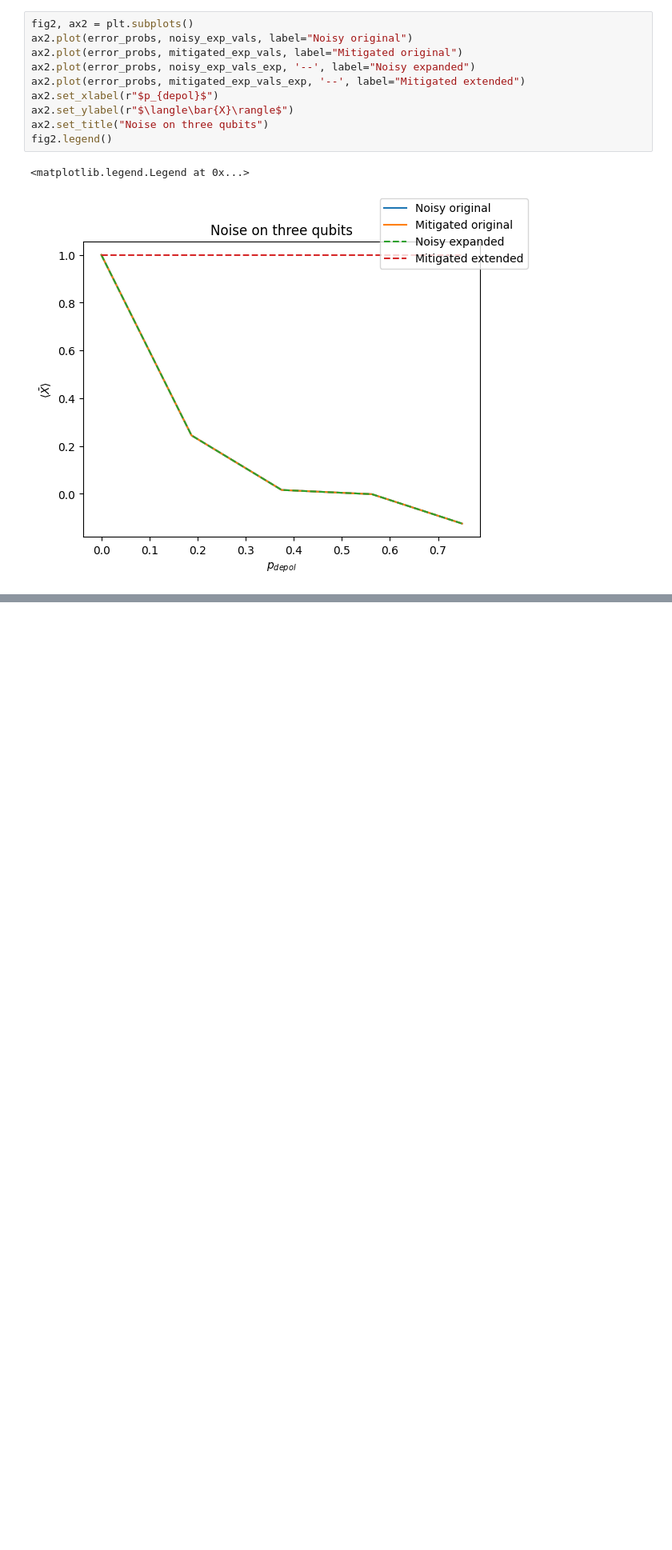
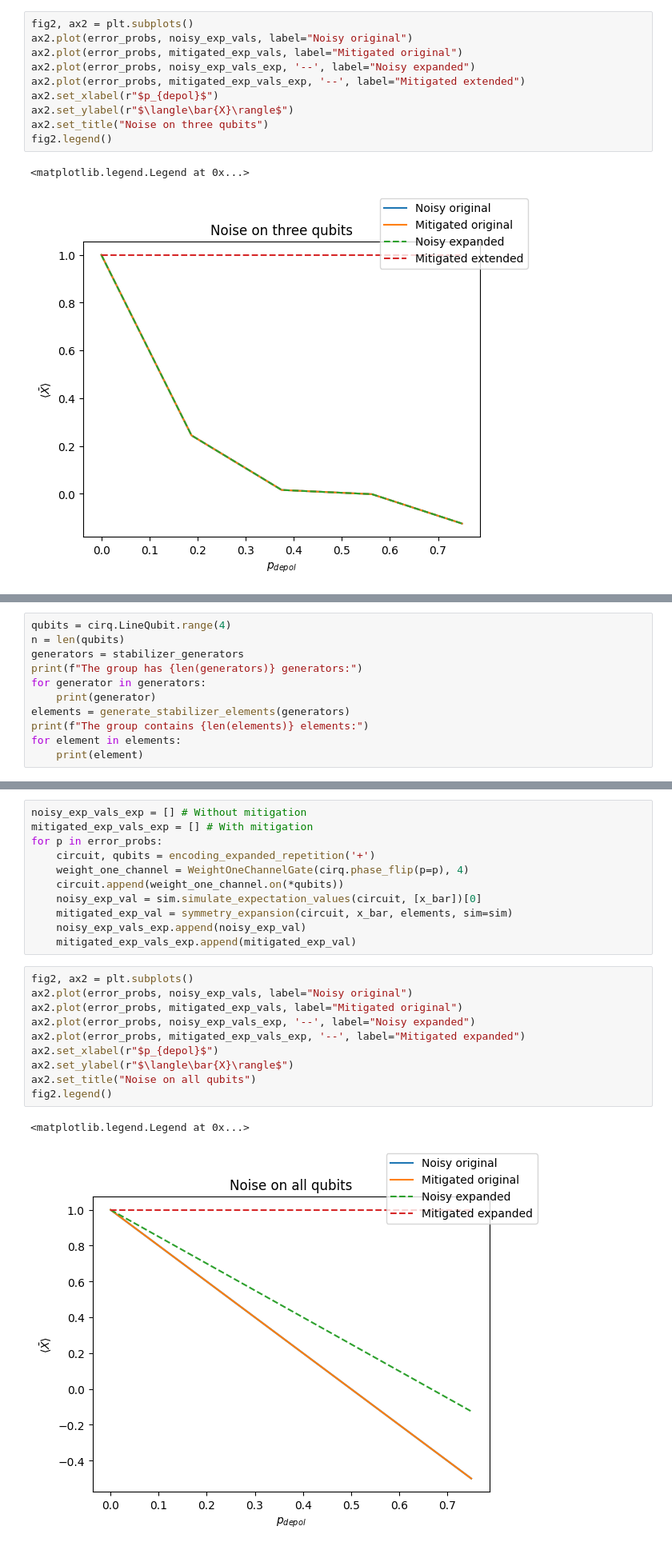
Before and after one commit to bdalfavero/encoded, a Jupyter notebook: experiments/expanded_repetition/memory.ipynb, the cells around one changed output, grey strips where cells are left out. Shown at 80% size. Drawn from its saved outputs; the diff is of its cells as text; blank space fills up the shorter version.

```diff
--- a/experiments/expanded_repetition/memory.ipynb
+++ b/experiments/expanded_repetition/memory.ipynb
@@ -151,0 +264,11 @@ fig2.legend()
+# %%
+qubits = cirq.LineQubit.range(4)
+n = len(qubits)
+generators = stabilizer_generators
+print(f"The group has {len(generators)} generators:")
+for generator in generators:
+    print(generator)
+elements = generate_stabilizer_elements(generators)
+print(f"The group contains {len(elements)} elements:")
+for element in elements:
+    print(element)
@@ -151,0 +289,24 @@ fig2.legend()
+# %%
+noisy_exp_vals_exp = [] # Without mitigation
+mitigated_exp_vals_exp = [] # With mitigation
+for p in error_probs:
+    circuit, qubits = encoding_expanded_repetition('+')
+    weight_one_channel = WeightOneChannelGate(cirq.phase_flip(p=p), 4)
+    circuit.append(weight_one_channel.on(*qubits))
+    noisy_exp_val = sim.simulate_expectation_values(circuit, [x_bar])[0]
+    mitigated_exp_val = symmetry_expansion(circuit, x_bar, elements, sim=sim)
+    noisy_exp_vals_exp.append(noisy_exp_val)
+    mitigated_exp_vals_exp.append(mitigated_exp_val)
+# %%
+fig2, ax2 = plt.subplots()
+ax2.plot(error_probs, noisy_exp_vals, label="Noisy original")
+ax2.plot(error_probs, mitigated_exp_vals, label="Mitigated original")
+ax2.plot(error_probs, noisy_exp_vals_exp, '--', label="Noisy expanded")
+ax2.plot(error_probs, mitigated_exp_vals_exp, '--', label="Mitigated expanded")
+ax2.set_xlabel(r"$p_{depol}$")
+ax2.set_ylabel(r"$\langle\bar{X}\rangle$")
+ax2.set_title("Noise on all qubits")
+fig2.legend()
+# %% [output]
+<matplotlib.legend.Legend at 0x...>
+[figure, added]
```
Also changed, not shown: parts of 10 cells of this notebook.
